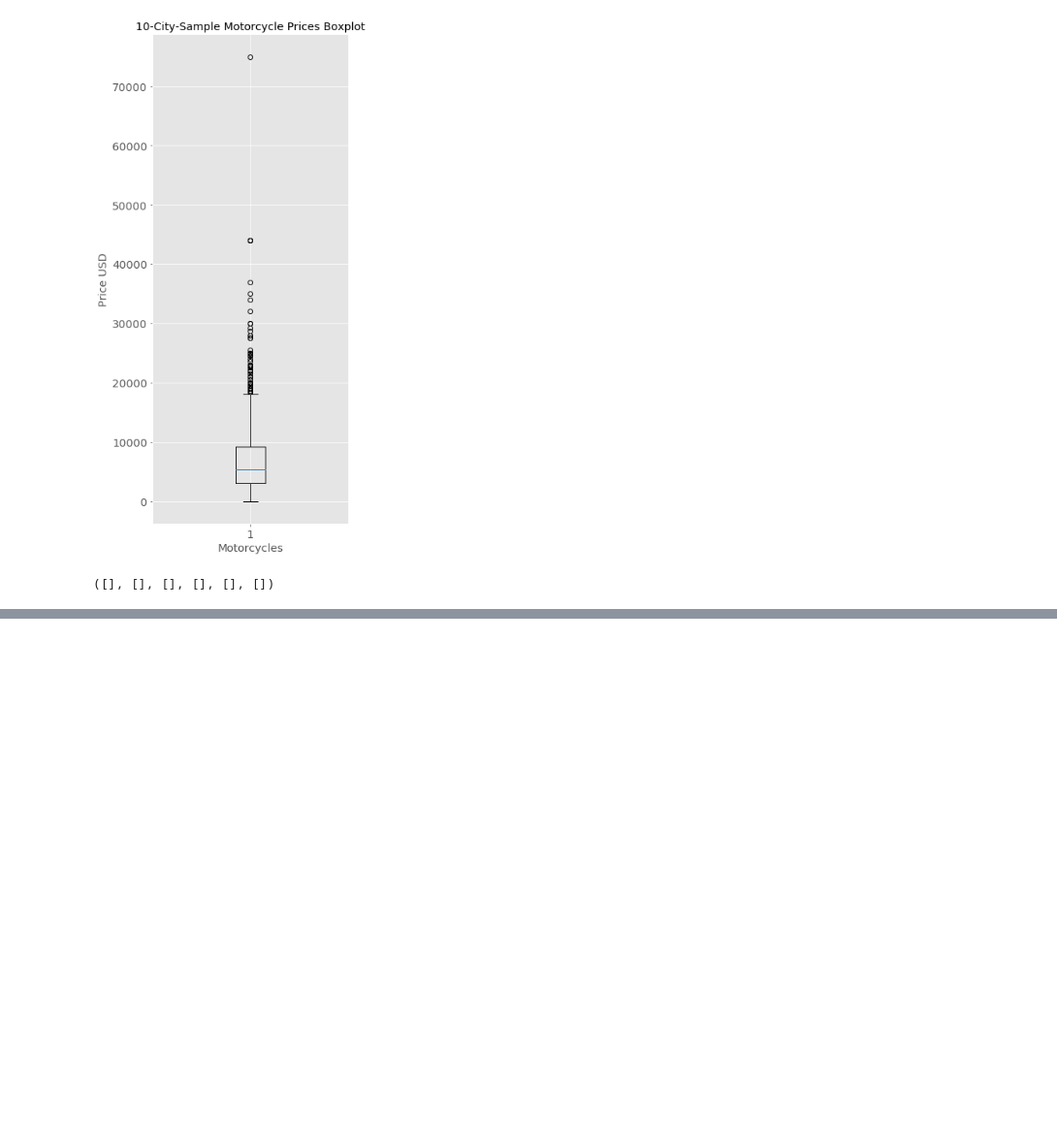
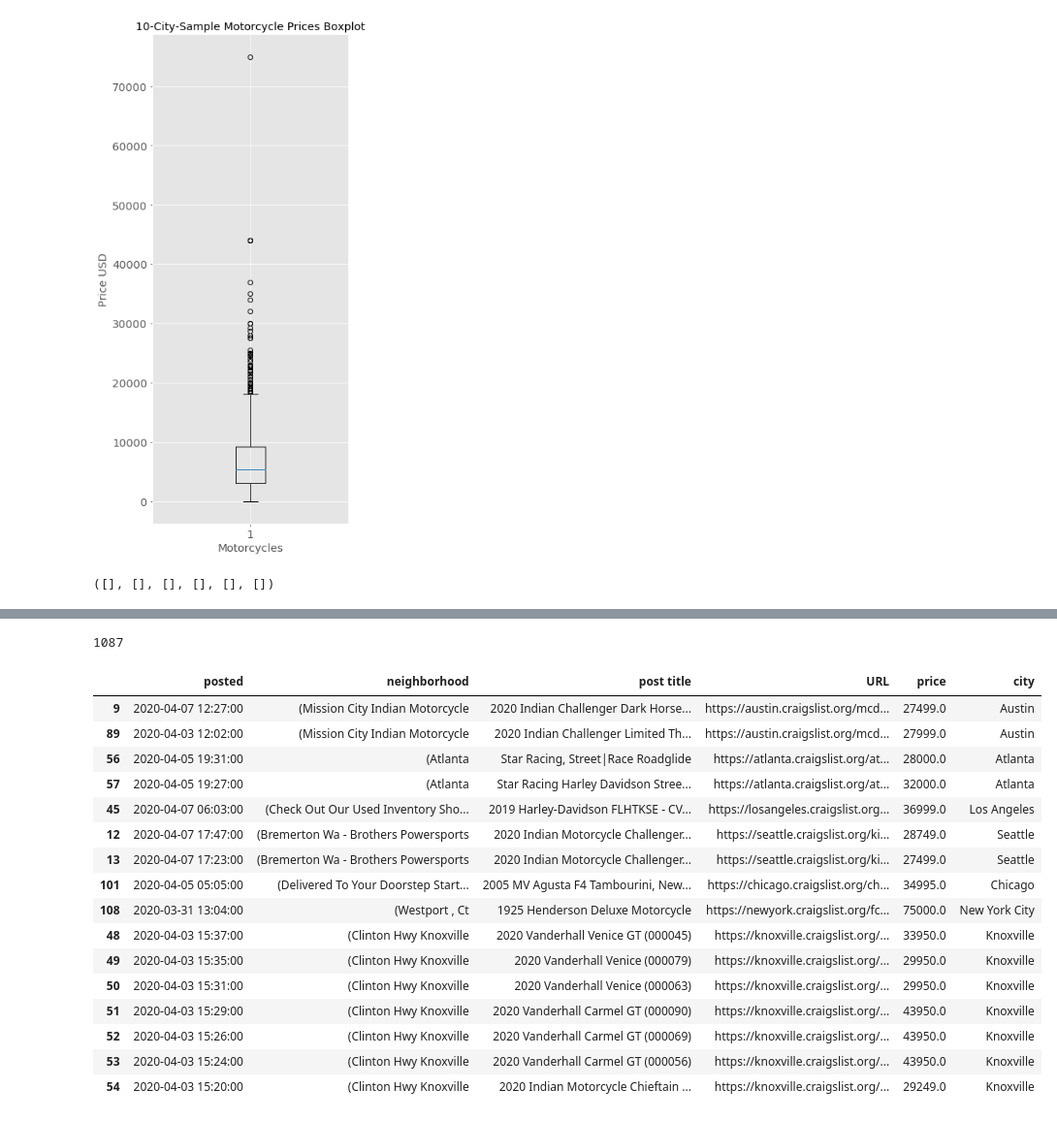
Before and after one commit to GrilledJeez/Testing-for-Difference-in-Craigslist-Markets, a Jupyter notebook: craigslist_scraper.ipynb, the cells around one changed output, grey strips where cells are left out. Shown at 97% size. Cells and saved outputs as stored; diff of their text form; code cells hidden in the pictures; blank space fills up the shorter version.

```diff
--- a/craigslist_scraper.ipynb
+++ b/craigslist_scraper.ipynb
@@ -762,8 +762,8 @@ knox_moto = pd.DataFrame({'posted': post_timing,
 # I then cleaned each data frame with the below series.
 
 # drop the duplicate URLs
-knox_moto = knox_moto.drop_duplicates(subset='URL')
-len(knox_moto.drop_duplicates(subset='URL'))
+city_moto = knox_moto.drop_duplicates(subset='URL')
+knox_moto = knox_moto.drop_duplicates(subset='post title')
 
 for idx, _ in enumerate(knox_moto['price']):
     if _ == '':
@@ -924,0 +971,24 @@ post_timing[x:y], post_hoods[x:y], post_title_texts[x:y], post_links[x:y], post_
+# %%
+len(moto)
+# %% [output]
+1087
+# %%
+(moto[moto['price'] > (np.mean(moto['price']) + ( 3 * np.std(moto['price'])))])
+# %% [output]
+|  | posted | neighborhood | post title | URL | price | city |
+| 9 | 2020-04-07 12:27:00 | (Mission City Indian Motorcycle | 2020 Indian Challenger Dark Horse... | https://austin.craigslist.org/mcd... | 27499.0 | Austin |
+| 89 | 2020-04-03 12:02:00 | (Mission City Indian Motorcycle | 2020 Indian Challenger Limited Th... | https://austin.craigslist.org/mcd... | 27999.0 | Austin |
+| 56 | 2020-04-05 19:31:00 | (Atlanta | Star Racing, Street|Race Roadglide | https://atlanta.craigslist.org/at... | 28000.0 | Atlanta |
+| 57 | 2020-04-05 19:27:00 | (Atlanta | Star Racing Harley Davidson Stree... | https://atlanta.craigslist.org/at... | 32000.0 | Atlanta |
+| 45 | 2020-04-07 06:03:00 | (Check Out Our Used Inventory Sho... | 2019 Harley-Davidson FLHTKSE - CV... | https://losangeles.craigslist.org... | 36999.0 | Los Angeles |
+| 12 | 2020-04-07 17:47:00 | (Bremerton Wa - Brothers Powersports | 2020 Indian Motorcycle Challenger... | https://seattle.craigslist.org/ki... | 28749.0 | Seattle |
+| 13 | 2020-04-07 17:23:00 | (Bremerton Wa - Brothers Powersports | 2020 Indian Motorcycle Challenger... | https://seattle.craigslist.org/ki... | 27499.0 | Seattle |
+| 101 | 2020-04-05 05:05:00 | (Delivered To Your Doorstep Start... | 2005 MV Agusta F4 Tambourini, New... | https://chicago.craigslist.org/ch... | 34995.0 | Chicago |
+| 108 | 2020-03-31 13:04:00 | (Westport , Ct | 1925 Henderson Deluxe Motorcycle | https://newyork.craigslist.org/fc... | 75000.0 | New York City |
+| 48 | 2020-04-03 15:37:00 | (Clinton Hwy Knoxville | 2020 Vanderhall Venice GT (000045) | https://knoxville.craigslist.org/... | 33950.0 | Knoxville |
+| 49 | 2020-04-03 15:35:00 | (Clinton Hwy Knoxville | 2020 Vanderhall Venice (000079) | https://knoxville.craigslist.org/... | 29950.0 | Knoxville |
+| 50 | 2020-04-03 15:31:00 | (Clinton Hwy Knoxville | 2020 Vanderhall Venice (000063) | https://knoxville.craigslist.org/... | 29950.0 | Knoxville |
+| 51 | 2020-04-03 15:29:00 | (Clinton Hwy Knoxville | 2020 Vanderhall Carmel GT (000090) | https://knoxville.craigslist.org/... | 43950.0 | Knoxville |
+| 52 | 2020-04-03 15:26:00 | (Clinton Hwy Knoxville | 2020 Vanderhall Carmel GT (000069) | https://knoxville.craigslist.org/... | 43950.0 | Knoxville |
+| 53 | 2020-04-03 15:24:00 | (Clinton Hwy Knoxville | 2020 Vanderhall Carmel GT (000056) | https://knoxville.craigslist.org/... | 43950.0 | Knoxville |
+| 54 | 2020-04-03 15:20:00 | (Clinton Hwy Knoxville | 2020 Indian Motorcycle Chieftain ... | https://knoxville.craigslist.org/... | 29249.0 | Knoxville |
```
Also changed, not shown: parts of 5 cells of this notebook.
